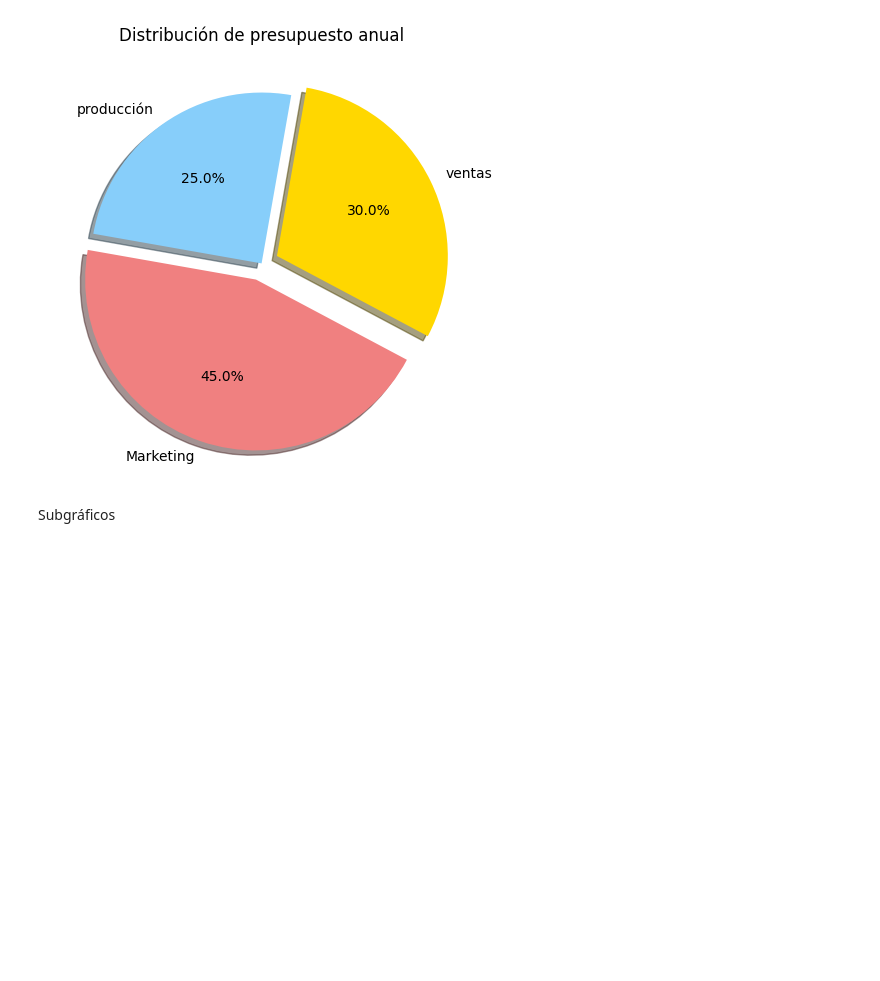
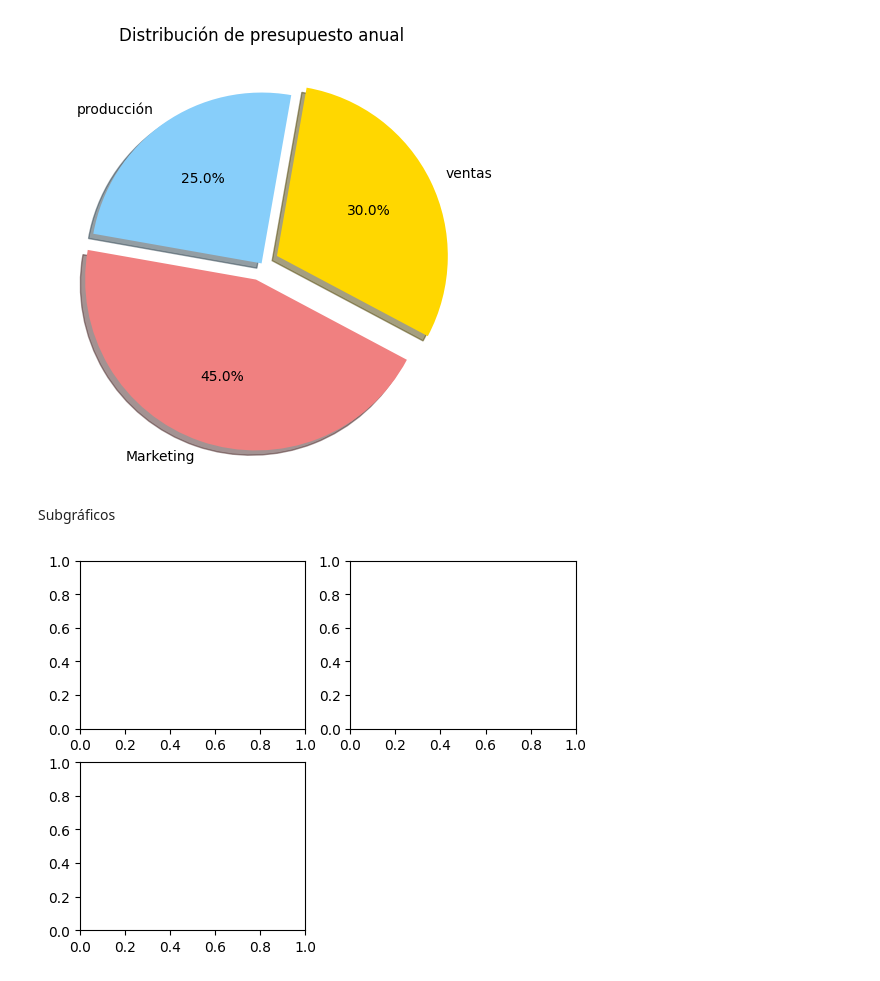
Before and after one commit to Monica-Restrepo/Graficos, a Jupyter notebook: Matplotlib.ipynb, the cells around one changed output. Drawn from its saved outputs; the diff is of its cells as text; code cells hidden in the pictures; blank space fills up the shorter version.

```diff
--- a/Matplotlib.ipynb
+++ b/Matplotlib.ipynb
@@ -362,3 +362,10 @@ plt.show()
 [figure]
 # %% [markdown]
  Subgráficos
+# %%
+fig = plt.figure()
+ax1 = fig.add_subplot(2,2,1)
+ax2 = fig.add_subplot(2,2,2)
+ax3 = fig.add_subplot(2,2,3)
+# %% [output]
+[figure, added]
```
Also changed, not shown: parts of 28 cells of this notebook.
